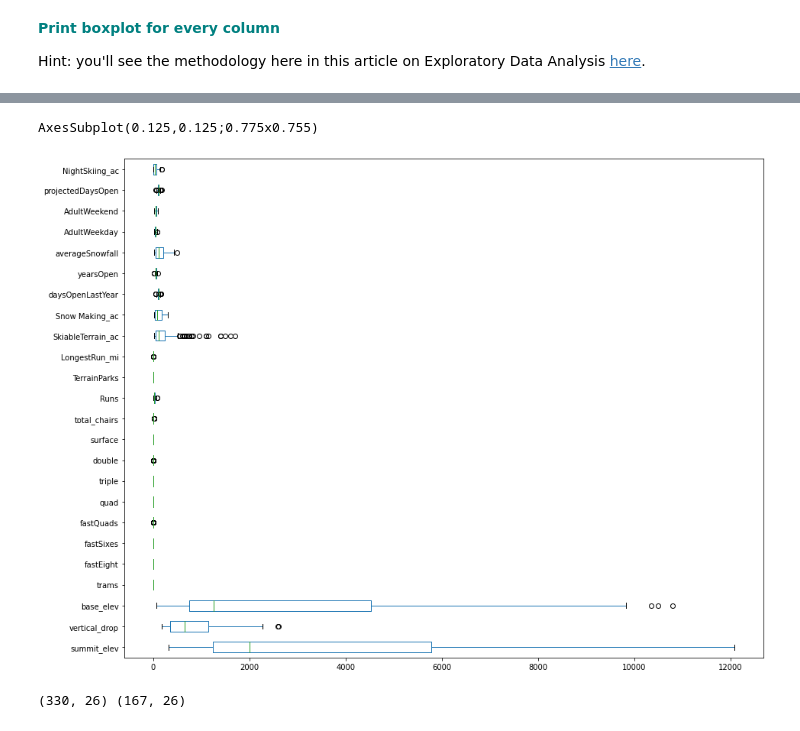
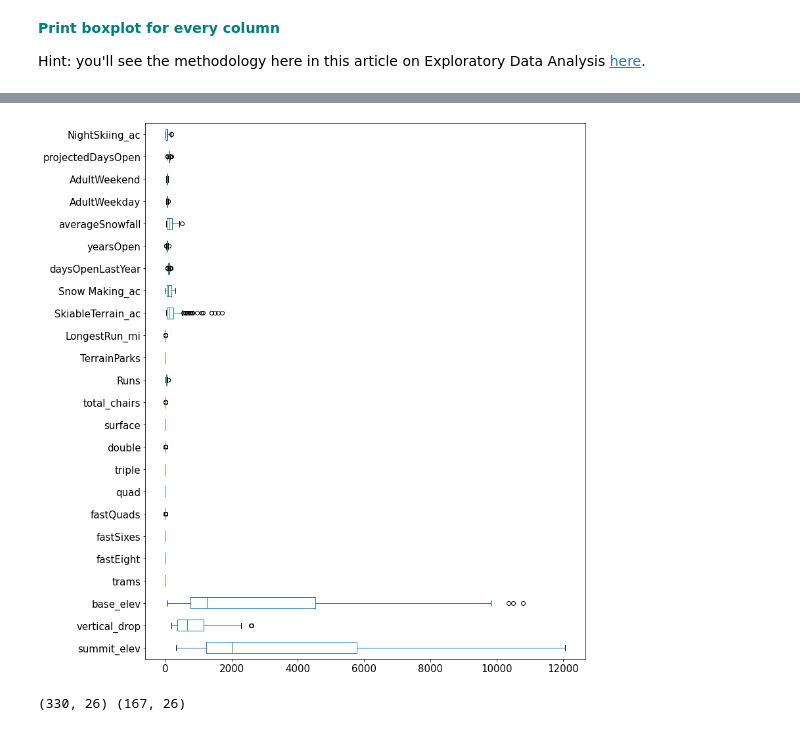
Before and after one commit to dj-m/GuidedCapstone, a Jupyter notebook: ExploratoryDataAnalysis/GuidedCapstoneStep3HL.ipynb, the cells around one changed output, grey strips where cells are left out. Saved outputs shown, nothing was run; the diff lists cells and outputs as text; code cells hidden in the pictures.

```diff
--- a/ExploratoryDataAnalysis/GuidedCapstoneStep3HL.ipynb
+++ b/ExploratoryDataAnalysis/GuidedCapstoneStep3HL.ipynb
@@ -148,5 +131,2 @@ sns.barplot(x=values, y=names, palette="RdBu_r")
 # %% [markdown]
 By reviewing the State and Regions counts plots you should notice that the Region feature is nearly identical to the state and therfore we can remove from the dataframe.**<font color='teal'> Remove the `Region` column using the drop function.</font>**
-# %%
-df.drop(columns='Region', inplace=True)
-df.head()
@@ -160,0 +133,3 @@ df.head()
+# %%
+df=df.drop(['Region'],axis =1)
+df.columns
@@ -187,25 +169,23 @@ Hint: Recall from your statistics prework that a common definition of an outlier
 # %%
 # Let's get the Interquartile range, or IQR. This is equal to Q3 - Q1.
 # First, let's use the quantile() method to get the first quartile, and store it in a variable called Q1.
 # We'll want to plug 0.25 into the quantile method.
 Q1 = df.quantile(0.25)
 
 # Now get Q3 and store in a variable called Q3.
 Q3 = df.quantile(0.75)
 
 # Now calculate the IQR, storing it in a variable called IQR.
 IQR = Q3 - Q1
 
 # Make a variable called `dfno`, and assign it the value: df[~((df < (Q1 - 1.5 * IQR)) |(df> (Q3 + 1.5 * IQR))).any(axis=1)].
 # This filters on our existing dataframe, picking out just those observations that are NOT outliers.
-dfno = df[~((df < (Q1 - 1.5 * IQR)) | (df > (Q3 + 1.5 * IQR))).any(axis=1)]
+dfno = df[~((df < (Q1 - 1.5 * IQR)) |(df> (Q3 + 1.5 * IQR))).any(axis=1)]
 
 # We now want to make a boxplot of this new dataframe dfno.
-boxplot = dfno.boxplot(grid=False, vert=False,fontsize=10, figsize=(15,12))
-print(boxplot)
+boxplot = dfno.boxplot(grid=False, vert=False,fontsize=15, figsize=(12,15))
 # %% [output]
-AxesSubplot(0.125,0.125;0.775x0.755)
-[figure, old version]
+[figure, new version]
 # %%
 # Print the shapes of our dataframes df and dfno to compare the number of observations in each.
 print(df.shape, dfno.shape)
```
Also changed, not shown: parts of 21 cells of this notebook, 1 other file.
